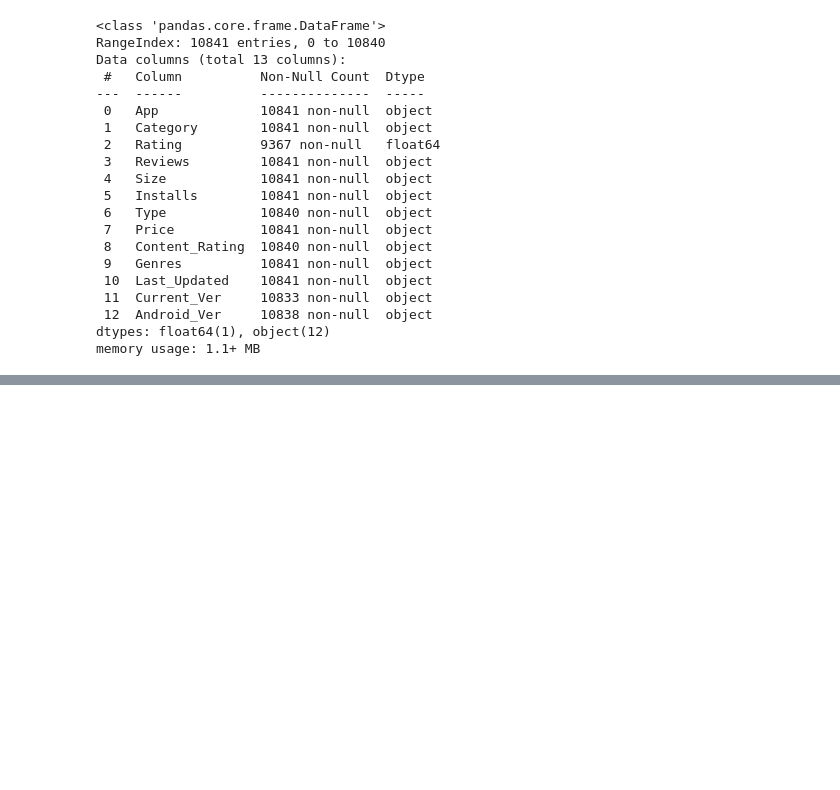
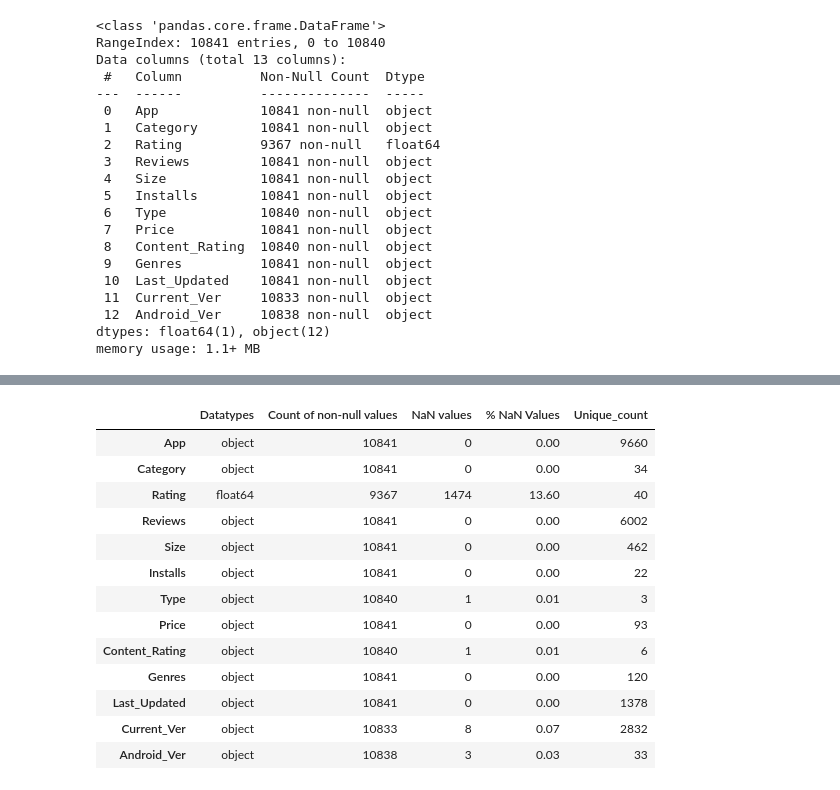
Before and after one commit to raushan9jnv/Play-Store-App-Review-Analysis, a Jupyter notebook: Almabetter_Play_Store_App_Review_Analysis_Capstone_Project_1.ipynb, the cells around one changed output, grey strips where cells are left out. Drawn from its saved outputs; the diff is of its cells as text; code cells hidden in the pictures; blank space fills up the shorter version.

```diff
--- a/Almabetter_Play_Store_App_Review_Analysis_Capstone_Project_1.ipynb
+++ b/Almabetter_Play_Store_App_Review_Analysis_Capstone_Project_1.ipynb
@@ -196,3 +222,28 @@ memory usage: 1.1+ MB
 | 50% | NaN | NaN | 4.300000 | NaN | NaN | NaN | NaN | NaN | NaN | NaN | ... |
 | 75% | NaN | NaN | 4.500000 | NaN | NaN | NaN | NaN | NaN | NaN | NaN | ... |
 | max | NaN | NaN | 19.000000 | NaN | NaN | NaN | NaN | NaN | NaN | NaN | ... |
+# %%
+def PlaystoreInfo():
+  PSinfo_df = pd.DataFrame(index=df_apps.columns)
+  PSinfo_df['Datatypes'] =  df_apps.dtypes
+  PSinfo_df['Count of non-null values'] = df_apps.count()
+  PSinfo_df['NaN values'] = df_apps.isnull().sum()
+  PSinfo_df['% NaN Values'] = (PSinfo_df['NaN values']/len(df_apps)).round(4)*100 # or df_apps.isnull().mean()
+  PSinfo_df['Unique_count'] = df_apps.nunique()
+  return PSinfo_df
+PlaystoreInfo()
+# %% [output]
+|  | Datatypes | Count of non-null values | NaN values | % NaN Values | Unique_count |
+| App | object | 10841 | 0 | 0.00 | 9660 |
+| Category | object | 10841 | 0 | 0.00 | 34 |
+| Rating | float64 | 9367 | 1474 | 13.60 | 40 |
+| Reviews | object | 10841 | 0 | 0.00 | 6002 |
+| Size | object | 10841 | 0 | 0.00 | 462 |
+| Installs | object | 10841 | 0 | 0.00 | 22 |
+| Type | object | 10840 | 1 | 0.01 | 3 |
+| Price | object | 10841 | 0 | 0.00 | 93 |
+| Content_Rating | object | 10840 | 1 | 0.01 | 6 |
+| Genres | object | 10841 | 0 | 0.00 | 120 |
+| Last_Updated | object | 10841 | 0 | 0.00 | 1378 |
+| Current_Ver | object | 10833 | 8 | 0.07 | 2832 |
+| Android_Ver | object | 10838 | 3 | 0.03 | 33 |
```
Also changed, not shown: parts of 3 cells of this notebook.
